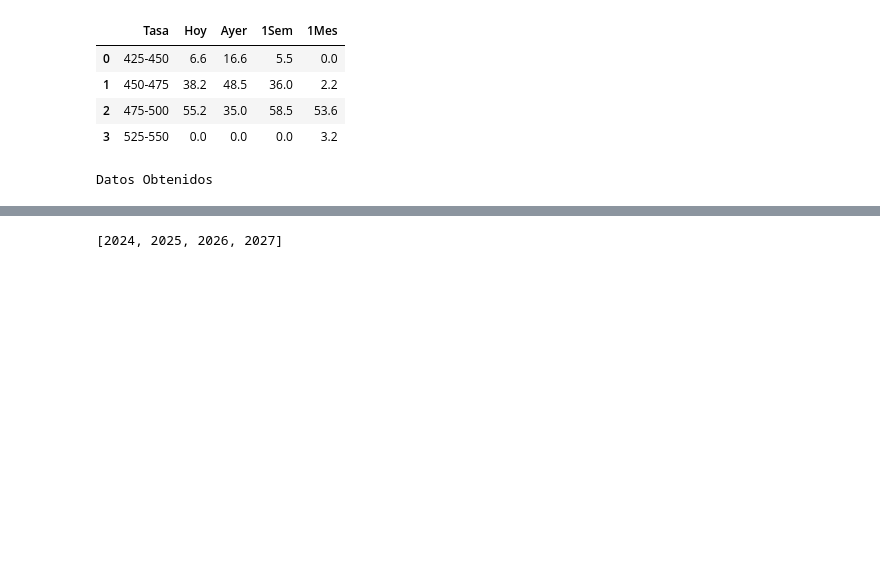
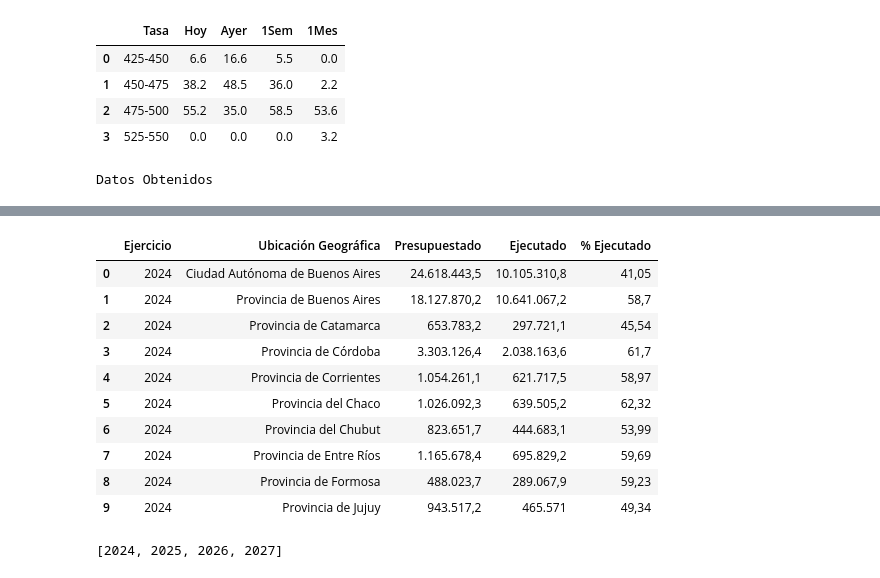
Before and after one commit to FedericoBohl/DatArg-2.0, a Jupyter notebook: __Test__.ipynb, the cells around one changed output, grey strips where cells are left out. Saved outputs shown, nothing was run; the diff lists cells and outputs as text; code cells hidden in the pictures; blank space fills up the shorter version.

```diff
--- a/__Test__.ipynb
+++ b/__Test__.ipynb
@@ -1930,0 +1988,14 @@ for col in data.columns:
+# %%
+df
+# %% [output]
+|  | Ejercicio | Ubicación Geográfica | Presupuestado | Ejecutado | % Ejecutado |
+| 0 | 2024 | Ciudad Autónoma de Buenos Aires | 24.618.443,5 | 10.105.310,8 | 41,05 |
+| 1 | 2024 | Provincia de Buenos Aires | 18.127.870,2 | 10.641.067,2 | 58,7 |
+| 2 | 2024 | Provincia de Catamarca | 653.783,2 | 297.721,1 | 45,54 |
+| 3 | 2024 | Provincia de Córdoba | 3.303.126,4 | 2.038.163,6 | 61,7 |
+| 4 | 2024 | Provincia de Corrientes | 1.054.261,1 | 621.717,5 | 58,97 |
+| 5 | 2024 | Provincia del Chaco | 1.026.092,3 | 639.505,2 | 62,32 |
+| 6 | 2024 | Provincia del Chubut | 823.651,7 | 444.683,1 | 53,99 |
+| 7 | 2024 | Provincia de Entre Ríos | 1.165.678,4 | 695.829,2 | 59,69 |
+| 8 | 2024 | Provincia de Formosa | 488.023,7 | 289.067,9 | 59,23 |
+| 9 | 2024 | Provincia de Jujuy | 943.517,2 | 465.571 | 49,34 |
```
Also changed, not shown: parts of 6 cells of this notebook, 3 other files.
